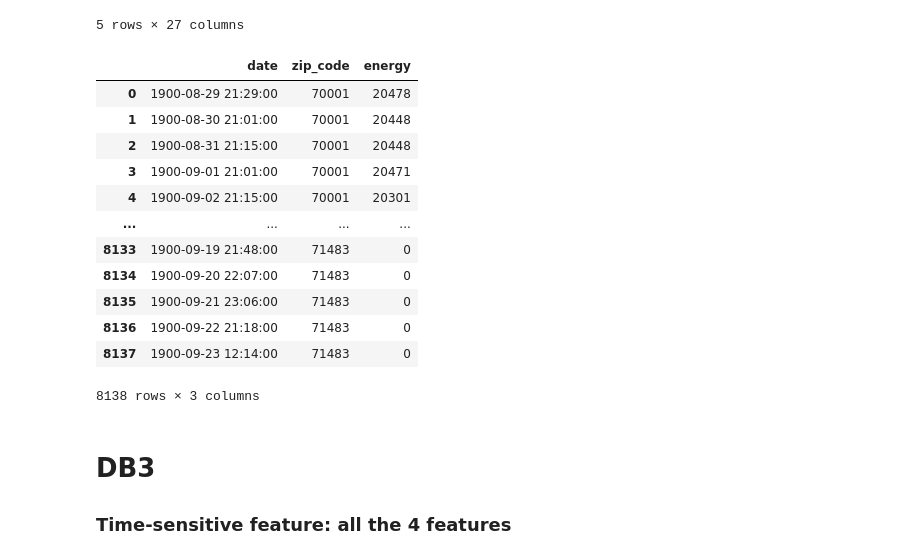
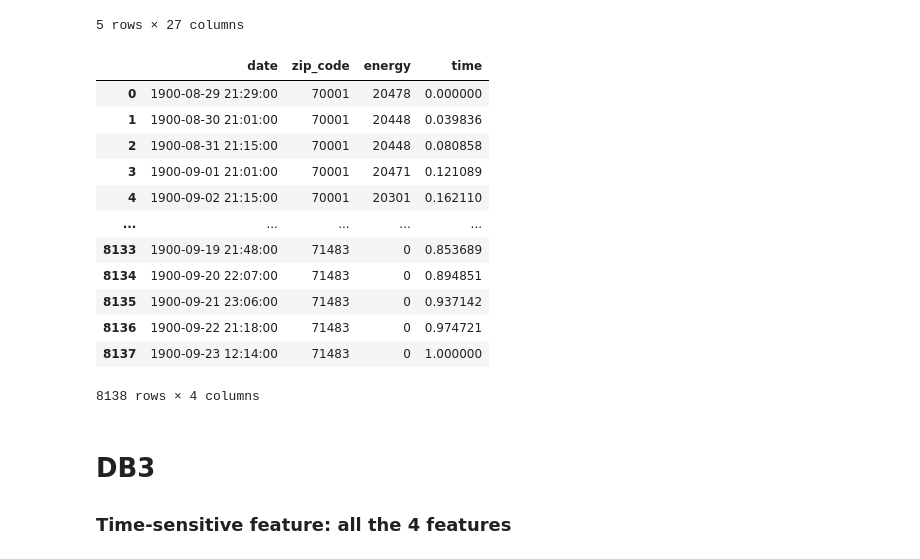
Before and after one commit to WSpie/Time_series_clustering, a Jupyter notebook: preprocessing.ipynb, the cells around one changed output. Drawn from its saved outputs; the diff is of its cells as text; code cells hidden in the pictures.

```diff
--- a/preprocessing.ipynb
+++ b/preprocessing.ipynb
@@ -54,24 +55,25 @@ db2.head()
 # %%
 db2_melt = db2.melt(id_vars=['Zip Code'], var_name='date', value_name='energy').rename(columns={'Zip Code': 'zip_code'})
 db2_melt['date'] = db2_melt['date'].apply(lambda x: datetime.strptime(x, '%b %d, %I:%M %p'))
 db2_melt = db2_melt.sort_values(by=['zip_code', 'date']).reset_index(drop=True)
 db2 = db2_melt[['date', 'zip_code', 'energy']]
+db2['time'] = time_normalization(db2['date'])
 db2.to_csv(os.path.join(processed_dir, 'energy.csv'), index=False)
 db2
 # %% [output]
-|  | date | zip_code | energy |
-| 0 | 1900-08-29 21:29:00 | 70001 | 20478 |
-| 1 | 1900-08-30 21:01:00 | 70001 | 20448 |
-| 2 | 1900-08-31 21:15:00 | 70001 | 20448 |
-| 3 | 1900-09-01 21:01:00 | 70001 | 20471 |
-| 4 | 1900-09-02 21:15:00 | 70001 | 20301 |
-| ... | ... | ... | ... |
-| 8133 | 1900-09-19 21:48:00 | 71483 | 0 |
-| 8134 | 1900-09-20 22:07:00 | 71483 | 0 |
-| 8135 | 1900-09-21 23:06:00 | 71483 | 0 |
-| 8136 | 1900-09-22 21:18:00 | 71483 | 0 |
-| 8137 | 1900-09-23 12:14:00 | 71483 | 0 |
+|  | date | zip_code | energy | time |
+| 0 | 1900-08-29 21:29:00 | 70001 | 20478 | 0.000000 |
+| 1 | 1900-08-30 21:01:00 | 70001 | 20448 | 0.039836 |
+| 2 | 1900-08-31 21:15:00 | 70001 | 20448 | 0.080858 |
+| 3 | 1900-09-01 21:01:00 | 70001 | 20471 | 0.121089 |
+| 4 | 1900-09-02 21:15:00 | 70001 | 20301 | 0.162110 |
+| ... | ... | ... | ... | ... |
+| 8133 | 1900-09-19 21:48:00 | 71483 | 0 | 0.853689 |
+| 8134 | 1900-09-20 22:07:00 | 71483 | 0 | 0.894851 |
+| 8135 | 1900-09-21 23:06:00 | 71483 | 0 | 0.937142 |
+| 8136 | 1900-09-22 21:18:00 | 71483 | 0 | 0.974721 |
+| 8137 | 1900-09-23 12:14:00 | 71483 | 0 | 1.000000 |
-8138 rows × 3 columns
+8138 rows × 4 columns
 # %% [markdown]
 # DB3
 ### Time-sensitive feature: all the 4 features
```
Also changed, not shown: parts of 8 cells of this notebook, 13 other files.
